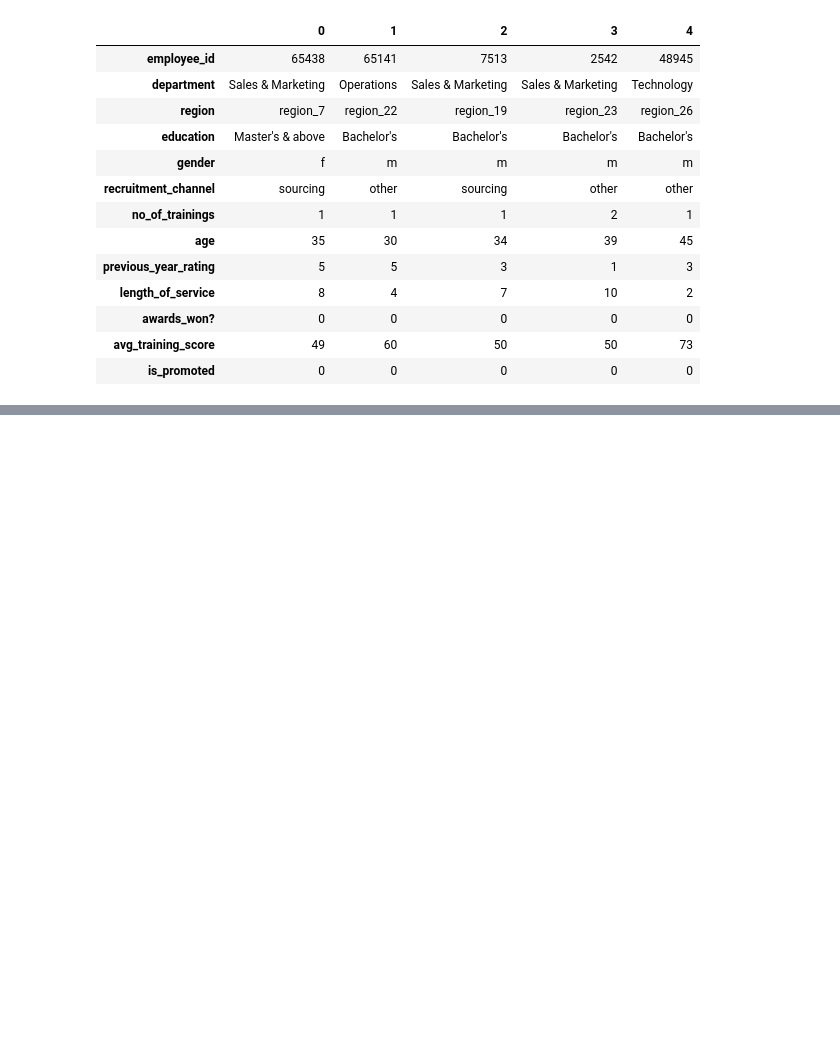
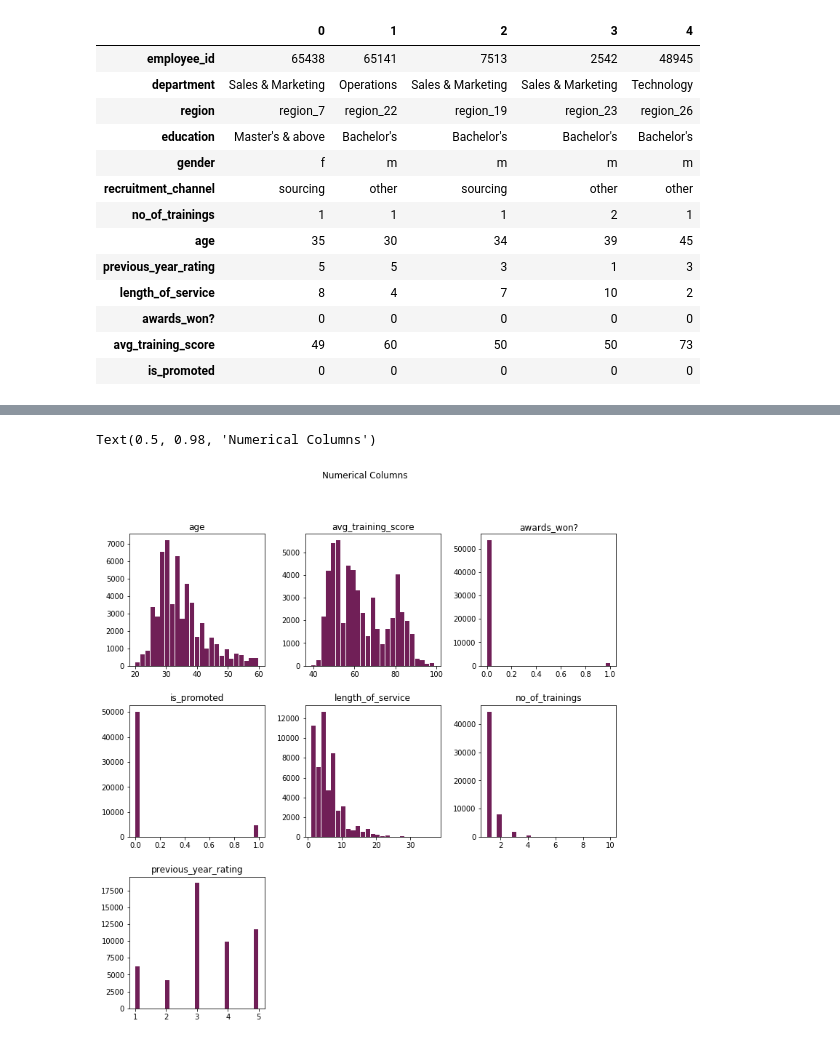
Before and after one commit to raquelcreis/hr_analytics, a Jupyter notebook: notebook.ipynb, the cells around one changed output, grey strips where cells are left out. Drawn from its saved outputs; the diff is of its cells as text; code cells hidden in the pictures; blank space fills up the shorter version.

```diff
--- a/notebook.ipynb
+++ b/notebook.ipynb
@@ -45,0 +50,8 @@ memory usage: 5.4+ MB
+# %%
+#numerical features + target
+
+ax = train.hist(bins=25, grid=False, figsize=(12,12),color='#701F57',zorder=2, rwidth=0.9)
+plt.suptitle("Numerical Columns")
+# %% [output]
+Text(0.5, 0.98, 'Numerical Columns')
+[figure, added]
```
Also changed, not shown: parts of 11 cells of this notebook.
